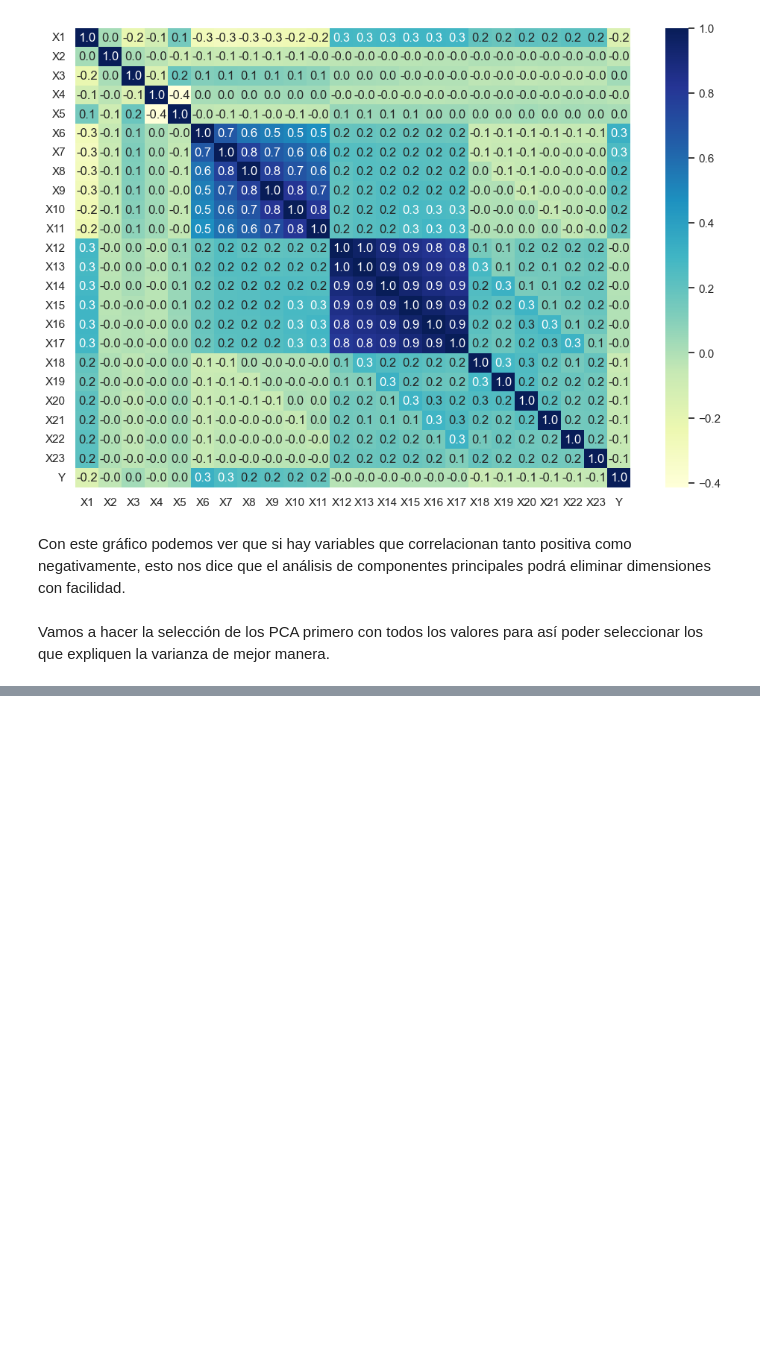
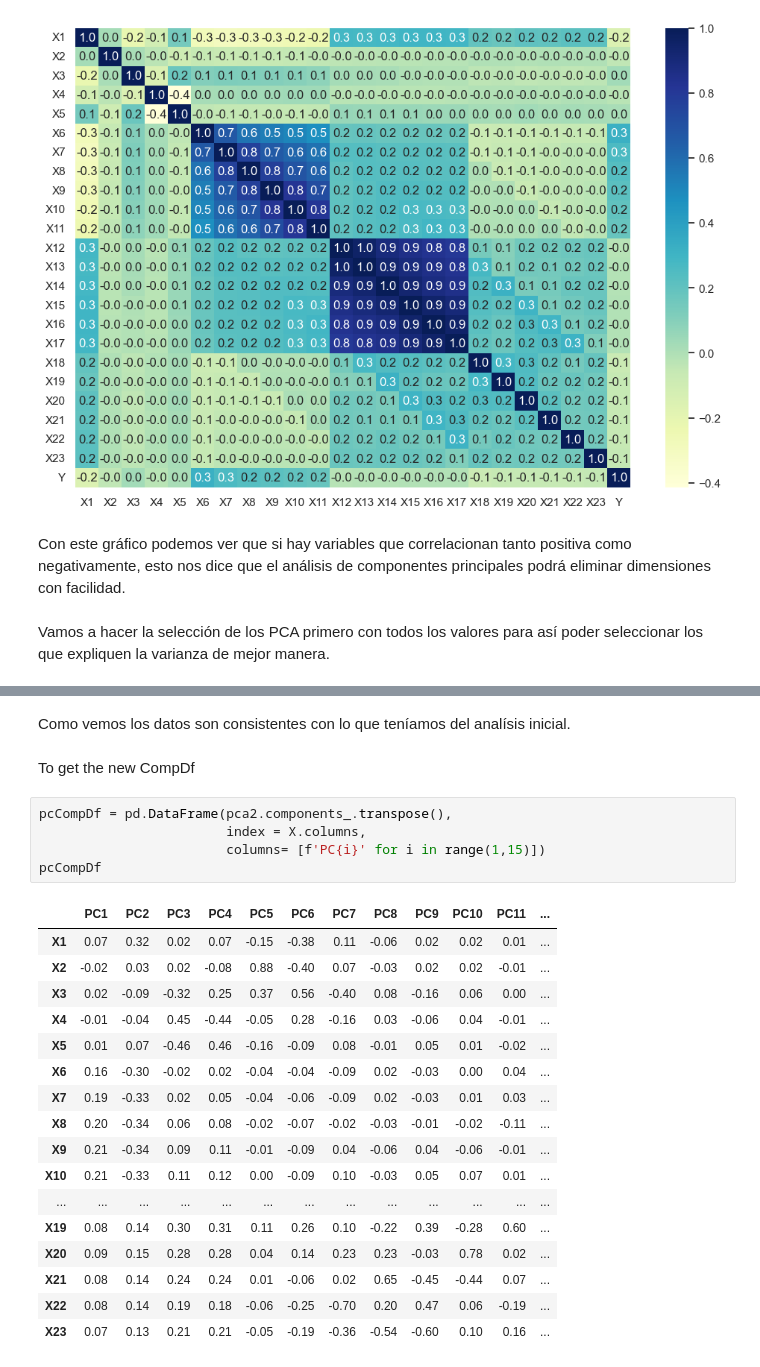
Before and after one commit to PosgradoMNA/actividades-del-projecto-los_k-means, a Jupyter notebook: Actividad_Semanal_4.ipynb, the cells around one changed output, grey strips where cells are left out. Saved outputs shown, nothing was run; the diff lists cells and outputs as text; blank space fills up the shorter version.

```diff
--- a/Actividad_Semanal_4.ipynb
+++ b/Actividad_Semanal_4.ipynb
@@ -253,0 +280,27 @@ Por lo que serán esos dos componentes principales los que se tomarán
+# %% [markdown]
+Como vemos los datos son consistentes con lo que teníamos del analísis inicial.
+# %% [markdown]
+To get the new CompDf
+# %%
+pcCompDf = pd.DataFrame(pca2.components_.transpose(),
+                        index = X.columns,
+                        columns= [f'PC{i}' for i in range(1,15)])
+pcCompDf
+# %% [output]
+|  | PC1 | PC2 | PC3 | PC4 | PC5 | PC6 | PC7 | PC8 | PC9 | PC10 | PC11 | ... |
+| X1 | 0.07 | 0.32 | 0.02 | 0.07 | -0.15 | -0.38 | 0.11 | -0.06 | 0.02 | 0.02 | 0.01 | ... |
+| X2 | -0.02 | 0.03 | 0.02 | -0.08 | 0.88 | -0.40 | 0.07 | -0.03 | 0.02 | 0.02 | -0.01 | ... |
+| X3 | 0.02 | -0.09 | -0.32 | 0.25 | 0.37 | 0.56 | -0.40 | 0.08 | -0.16 | 0.06 | 0.00 | ... |
+| X4 | -0.01 | -0.04 | 0.45 | -0.44 | -0.05 | 0.28 | -0.16 | 0.03 | -0.06 | 0.04 | -0.01 | ... |
+| X5 | 0.01 | 0.07 | -0.46 | 0.46 | -0.16 | -0.09 | 0.08 | -0.01 | 0.05 | 0.01 | -0.02 | ... |
+| X6 | 0.16 | -0.30 | -0.02 | 0.02 | -0.04 | -0.04 | -0.09 | 0.02 | -0.03 | 0.00 | 0.04 | ... |
+| X7 | 0.19 | -0.33 | 0.02 | 0.05 | -0.04 | -0.06 | -0.09 | 0.02 | -0.03 | 0.01 | 0.03 | ... |
+| X8 | 0.20 | -0.34 | 0.06 | 0.08 | -0.02 | -0.07 | -0.02 | -0.03 | -0.01 | -0.02 | -0.11 | ... |
+| X9 | 0.21 | -0.34 | 0.09 | 0.11 | -0.01 | -0.09 | 0.04 | -0.06 | 0.04 | -0.06 | -0.01 | ... |
+| X10 | 0.21 | -0.33 | 0.11 | 0.12 | 0.00 | -0.09 | 0.10 | -0.03 | 0.05 | 0.07 | 0.01 | ... |
+| ... | ... | ... | ... | ... | ... | ... | ... | ... | ... | ... | ... | ... |
+| X19 | 0.08 | 0.14 | 0.30 | 0.31 | 0.11 | 0.26 | 0.10 | -0.22 | 0.39 | -0.28 | 0.60 | ... |
+| X20 | 0.09 | 0.15 | 0.28 | 0.28 | 0.04 | 0.14 | 0.23 | 0.23 | -0.03 | 0.78 | 0.02 | ... |
+| X21 | 0.08 | 0.14 | 0.24 | 0.24 | 0.01 | -0.06 | 0.02 | 0.65 | -0.45 | -0.44 | 0.07 | ... |
+| X22 | 0.08 | 0.14 | 0.19 | 0.18 | -0.06 | -0.25 | -0.70 | 0.20 | 0.47 | 0.06 | -0.19 | ... |
+| X23 | 0.07 | 0.13 | 0.21 | 0.21 | -0.05 | -0.19 | -0.36 | -0.54 | -0.60 | 0.10 | 0.16 | ... |
```
Also changed, not shown: parts of 15 cells of this notebook.
